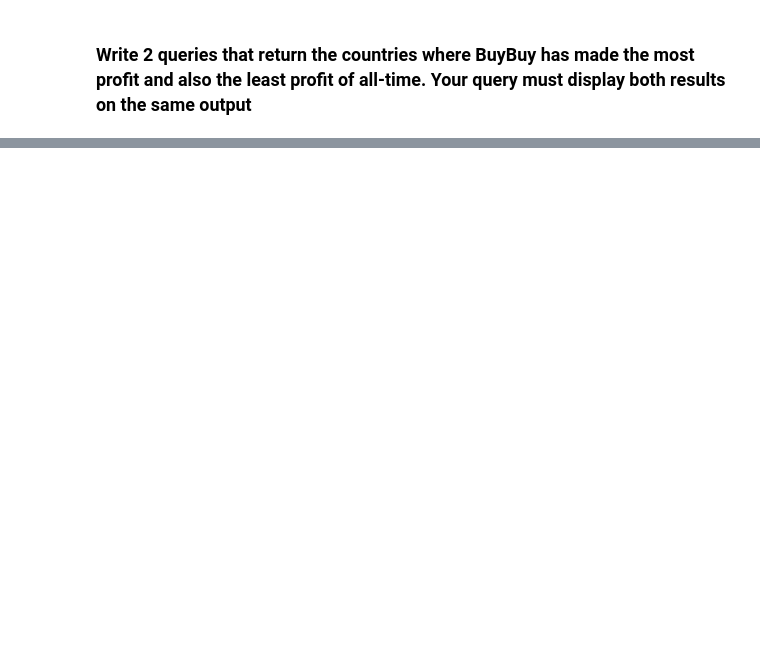
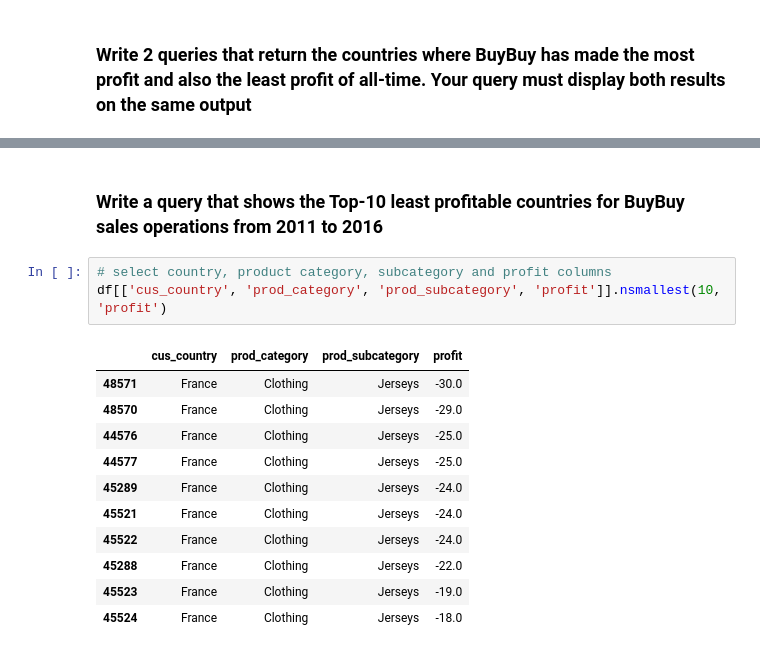
Before and after one commit to LemmyFee/Code-Your-Way-Up, a Jupyter notebook: buybuy_sales.ipynb, the cells around one changed output, grey strips where cells are left out. Drawn from its saved outputs; the diff is of its cells as text; blank space fills up the shorter version.

```diff
--- a/buybuy_sales.ipynb
+++ b/buybuy_sales.ipynb
@@ -278,0 +309,17 @@ array(['Canada', 'Australia', 'United States', 'Germany', 'France',
+# %% [markdown]
+### Write a query that shows the Top-10 least profitable countries for BuyBuy sales operations from 2011 to 2016
+# %%
+# select country, product category, subcategory and profit columns
+df[['cus_country', 'prod_category', 'prod_subcategory', 'profit']].nsmallest(10, 'profit')
+# %% [output]
+|  | cus_country | prod_category | prod_subcategory | profit |
+| 48571 | France | Clothing | Jerseys | -30.0 |
+| 48570 | France | Clothing | Jerseys | -29.0 |
+| 44576 | France | Clothing | Jerseys | -25.0 |
+| 44577 | France | Clothing | Jerseys | -25.0 |
+| 45289 | France | Clothing | Jerseys | -24.0 |
+| 45521 | France | Clothing | Jerseys | -24.0 |
+| 45522 | France | Clothing | Jerseys | -24.0 |
+| 45288 | France | Clothing | Jerseys | -22.0 |
+| 45523 | France | Clothing | Jerseys | -19.0 |
+| 45524 | France | Clothing | Jerseys | -18.0 |
```
Also changed, not shown: parts of 7 cells of this notebook.
